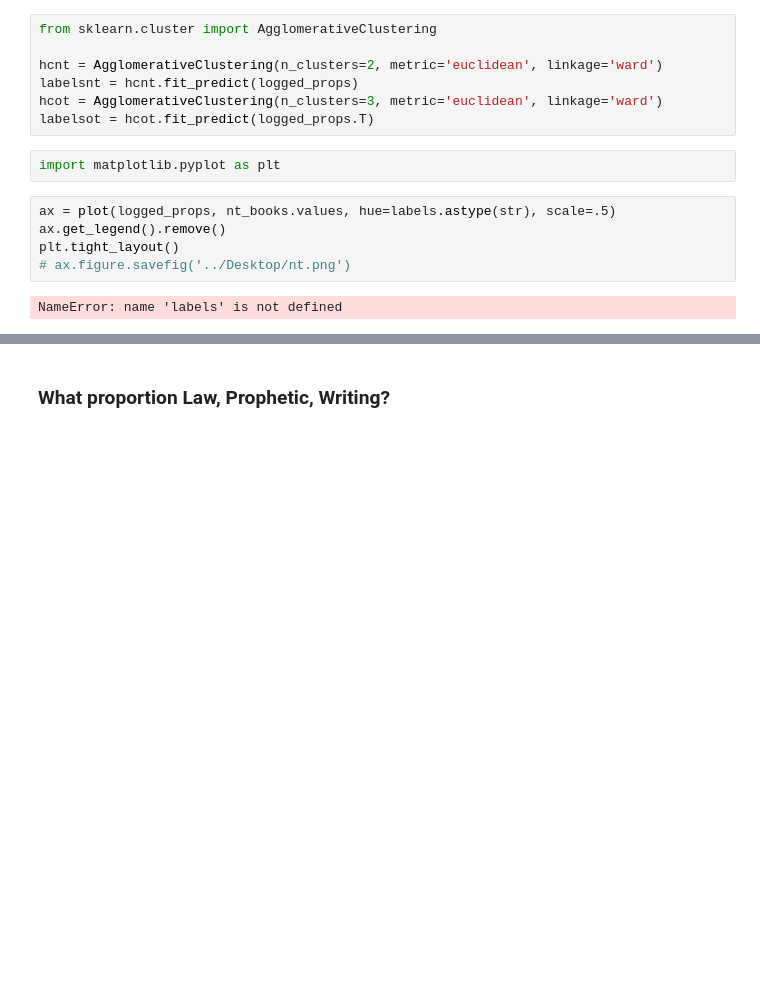
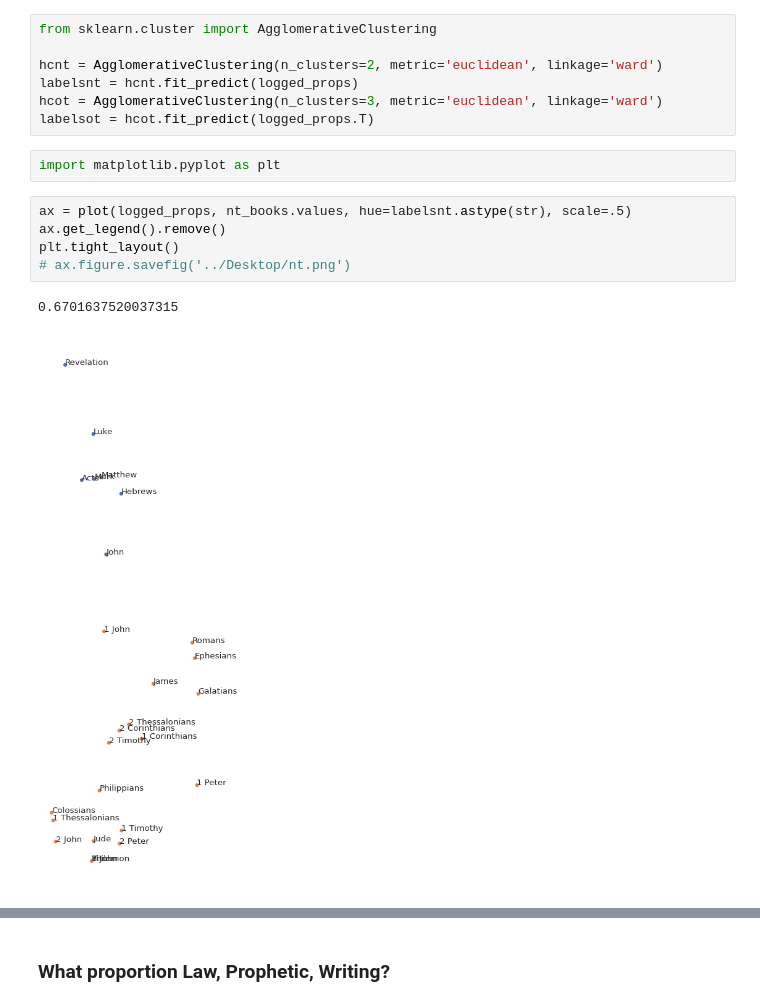
Before and after one commit to Tussky/Old-Testament-References, a Jupyter notebook: old-testament-use.ipynb, the cells around one changed output, grey strips where cells are left out. Saved outputs shown, nothing was run; the diff lists cells and outputs as text; blank space fills up the shorter version.

```diff
--- a/old-testament-use.ipynb
+++ b/old-testament-use.ipynb
@@ -115,12 +115,13 @@ labelsot = hcot.fit_predict(logged_props.T)
 # %%
 import matplotlib.pyplot as plt
 # %%
-ax = plot(logged_props, nt_books.values, hue=labels.astype(str), scale=.5)
+ax = plot(logged_props, nt_books.values, hue=labelsnt.astype(str), scale=.5)
 ax.get_legend().remove()
 plt.tight_layout()
 # ax.figure.savefig('../Desktop/nt.png')
 # %% [output]
-NameError: name 'labels' is not defined
+0.6701637520037315
+[figure, added]
 # %%
 for label in range(3):
     print(*nt_books[labelsnt == label], sep=', ', end="\n")
```
Also changed, not shown: parts of 6 cells of this notebook.
